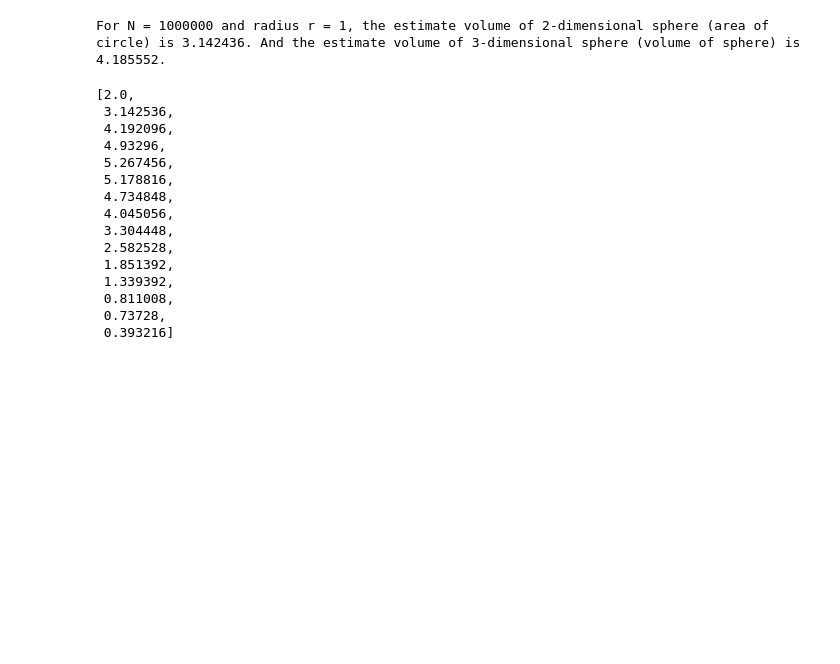
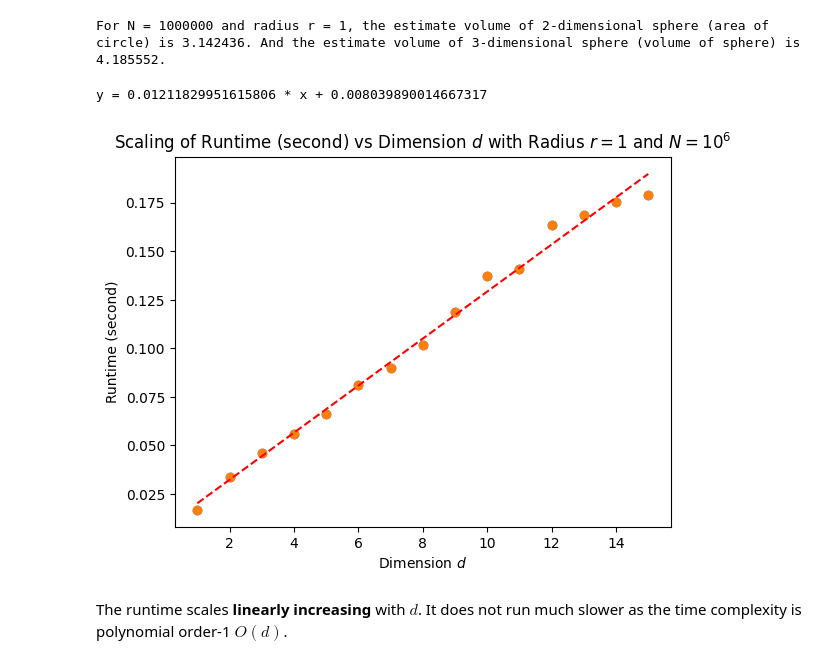
Before and after one commit to ericardomuten/TUM-PH2264, a Jupyter notebook: 1_classical_montecarlo/hw1_sub.ipynb, the cells around one changed output. Saved outputs shown, nothing was run; the diff lists cells and outputs as text; code cells hidden in the pictures; blank space fills up the shorter version.

```diff
--- a/1_classical_montecarlo/hw1_sub.ipynb
+++ b/1_classical_montecarlo/hw1_sub.ipynb
@@ -123,21 +115,33 @@ for dimension in d:
     end = time.time()
 
     runtime += [end - start]
-# %%
-volume
-# %% [output]
-[2.0,
- 3.142536,
- 4.192096,
- 4.93296,
- 5.267456,
- 5.178816,
- 4.734848,
- 4.045056,
- 3.304448,
- 2.582528,
- 1.851392,
- 1.339392,
- 0.811008,
- 0.73728,
- 0.393216]
+# %%
+x = d
+y = runtime
+# define the estimate objective function (linear/polynomial order-1)
+def objective(x, a, b):
+ return a*x + b
+# curve fit
+popt, _ = opt.curve_fit(objective, x, y)
+# summarize the parameter values
+a, b = popt
+print(f"y = {a} * x + {b}")
+# plot input vs output
+plt.scatter(x, y)
+# define a sequence of inputs between the smallest and largest known inputs
+x_line = np.arange(min(x), max(x)+1, 1)
+# calculate the output for the range
+y_line = objective(x_line, a, b)
+# create a line plot for the mapping function
+plt.plot(x_line, y_line, '--', color='red')
+
+plt.scatter(d,runtime)
+plt.xlabel("Dimension $d$")
+plt.ylabel("Runtime (second)")
+plt.title("Scaling of Runtime (second) vs Dimension $d$ with Radius $r = 1$ and $N = 10^6$")
+plt.show()
+# %% [output]
+y = 0.01211829951615806 * x + 0.008039890014667317
+[figure, added]
+# %% [markdown]
+The runtime scales **linearly increasing** with $d$. It does not run much slower as the time complexity is polynomial order-1 $O(d)$.
```
Also changed, not shown: parts of 28 cells of this notebook, 1 other file.
